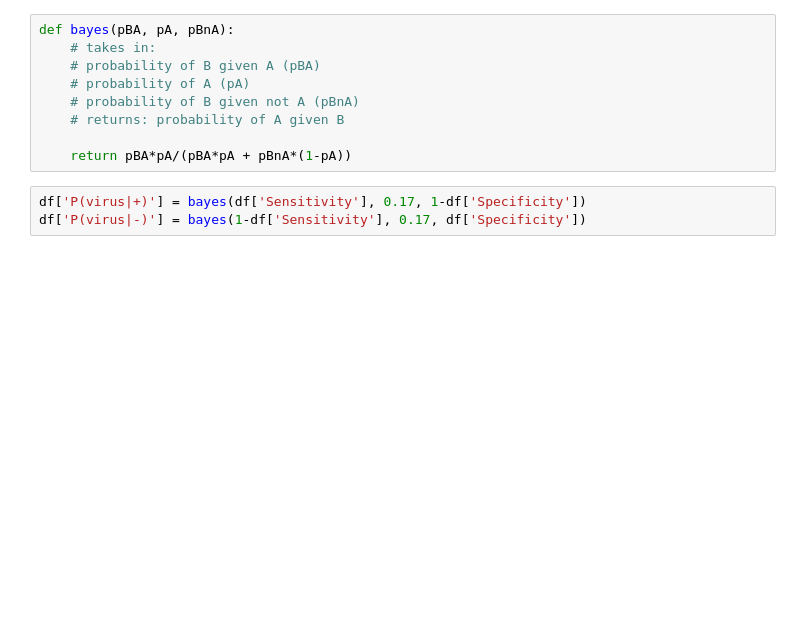
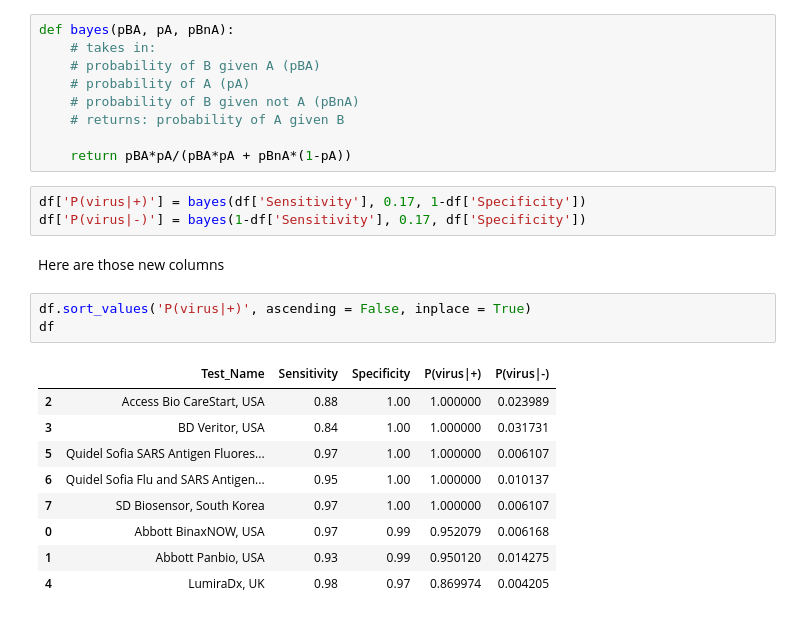
Before and after one commit to andre3000y/Bayes_COVID, a Jupyter notebook: COVID_Test_Analyses.ipynb, the cells around one changed output. Saved outputs shown, nothing was run; the diff lists cells and outputs as text; blank space fills up the shorter version.

```diff
--- a/COVID_Test_Analyses.ipynb
+++ b/COVID_Test_Analyses.ipynb
@@ -81,3 +97,18 @@ def bayes(pBA, pA, pBnA):
 # %%
 df['P(virus|+)'] = bayes(df['Sensitivity'], 0.17, 1-df['Specificity'])
 df['P(virus|-)'] = bayes(1-df['Sensitivity'], 0.17, df['Specificity'])
+# %% [markdown]
+Here are those new columns
+# %%
+df.sort_values('P(virus|+)', ascending = False, inplace = True)
+df
+# %% [output]
+|  | Test_Name | Sensitivity | Specificity | P(virus|+) | P(virus|-) |
+| 2 | Access Bio CareStart, USA | 0.88 | 1.00 | 1.000000 | 0.023989 |
+| 3 | BD Veritor, USA | 0.84 | 1.00 | 1.000000 | 0.031731 |
+| 5 | Quidel Sofia SARS Antigen Fluores... | 0.97 | 1.00 | 1.000000 | 0.006107 |
+| 6 | Quidel Sofia Flu and SARS Antigen... | 0.95 | 1.00 | 1.000000 | 0.010137 |
+| 7 | SD Biosensor, South Korea | 0.97 | 1.00 | 1.000000 | 0.006107 |
+| 0 | Abbott BinaxNOW, USA | 0.97 | 0.99 | 0.952079 | 0.006168 |
+| 1 | Abbott Panbio, USA | 0.93 | 0.99 | 0.950120 | 0.014275 |
+| 4 | LumiraDx, UK | 0.98 | 0.97 | 0.869974 | 0.004205 |
```
Also changed, not shown: parts of 17 cells of this notebook, 9 other files.
